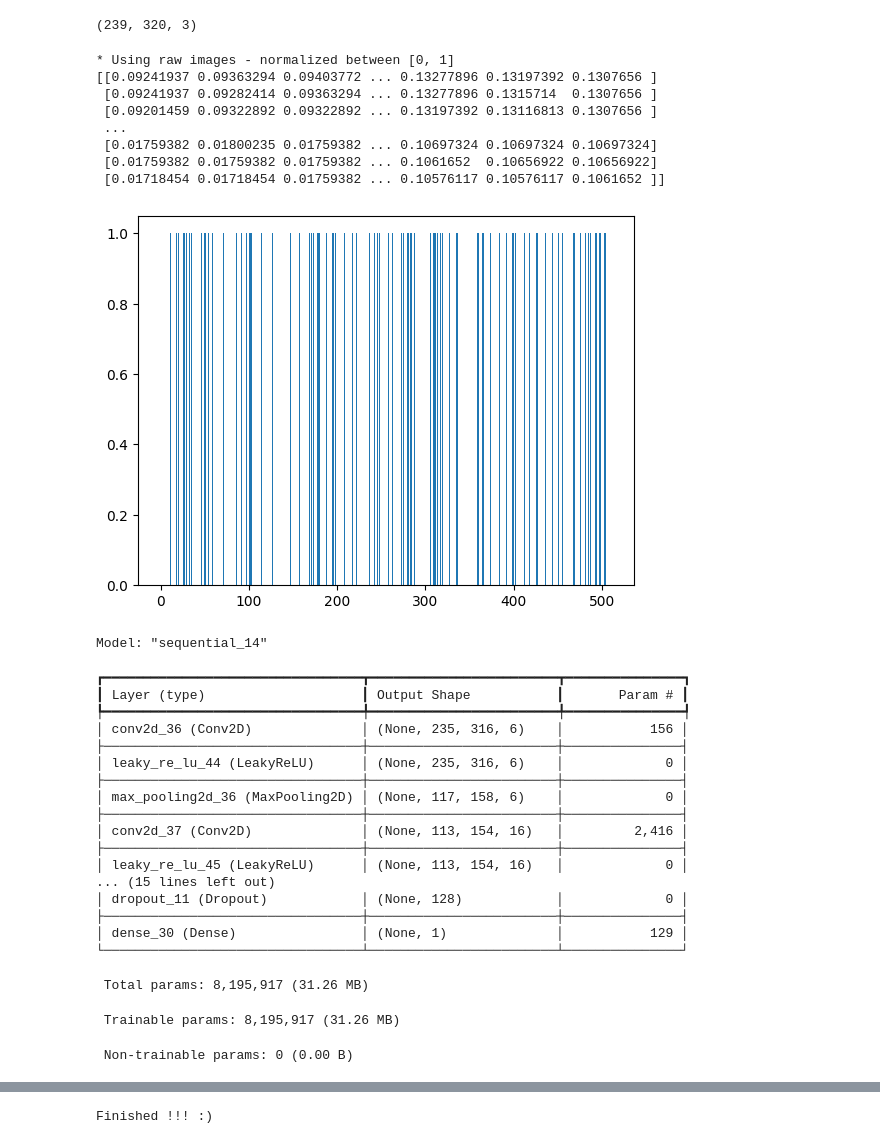
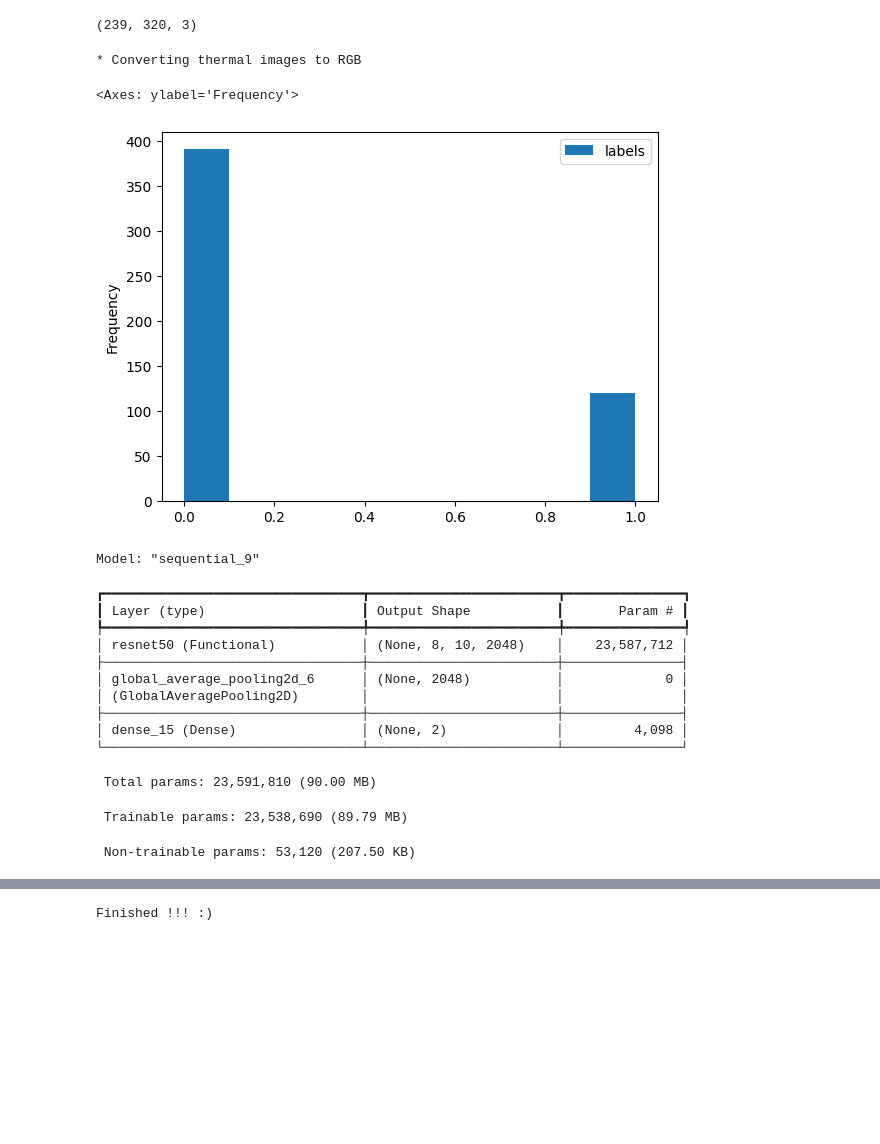
Before and after one commit to rgmantovani/thermalImagesClassification, a Jupyter notebook: main.ipynb, the cells around one changed output, grey strips where cells are left out. Drawn from its saved outputs; the diff is of its cells as text; code cells hidden in the pictures; blank space fills up the shorter version.

```diff
--- a/main.ipynb
+++ b/main.ipynb
@@ -215,16 +216,9 @@ else:
   new_x_train_images = [normalize(x) for x in x_train_images]
   new_x_test_images  = [normalize(x) for x in x_test_images]
   input_shape = (239, 320, 1)
-  print(new_x_train_images[0])
+  # print(new_x_train_images[0])
 # %% [output]
-* Using raw images - normalized between [0, 1]
-[[0.09241937 0.09363294 0.09403772 ... 0.13277896 0.13197392 0.1307656 ]
- [0.09241937 0.09282414 0.09363294 ... 0.13277896 0.1315714  0.1307656 ]
- [0.09201459 0.09322892 0.09322892 ... 0.13197392 0.13116813 0.1307656 ]
- ...
- [0.01759382 0.01800235 0.01759382 ... 0.10697324 0.10697324 0.10697324]
- [0.01759382 0.01759382 0.01759382 ... 0.1061652  0.10656922 0.10656922]
- [0.01718454 0.01718454 0.01759382 ... 0.10576117 0.10576117 0.1061652 ]]
+* Converting thermal images to RGB
 # %%
 # -------------------------------------------
 # Creating Training Dataset
@@ -247,11 +243,12 @@ if(TYPE_OF_IMAGE != "raw"):
 # ------------------------------------------------------------
 # ------------------------------------------------------------
-# %%
-# print(y_test)
-plt.bar(np.arange(len(y_train)),y_train)
-plt.show()
-# %% [output]
-[figure, removed]
+# %%
+df_y_train = pd.DataFrame(y_train)
+df_y_train.columns = ['labels']
+df_y_train.plot.hist()
+# %% [output]
+<Axes: ylabel='Frequency'>
+[figure, added]
 # %%
 # Classical CNN architecture
 def get_CNN_model(input_shape):
@@ -316,34 +320,31 @@ def get_LW_CNN_model_Taspinar(input_shape):
 # %%
 # Defining DL model
-if(MODEL == "cnn"):
-  model = get_CNN_model(input_shape=input_shape)
-elif(MODEL == "vgg19"):
-  model = get_VGG19_model_Keras(input_shape=input_shape)
-else: # LWCNN
-  model = get_LW_CNN_model_Taspinar(input_shape=input_shape)
+match MODEL:
+  case "cnn":
+    model = get_CNN_model(input_shape=input_shape)
+  case "vgg19":
+    model = get_VGG19_model_Keras(input_shape=input_shape)
+  case "lwcnn":
+    model = get_LW_CNN_model_Taspinar(input_shape=input_shape)
+  case "resnet":
+    model = get_ResNet50_model_Keras(input_shape=input_shape)
+
 model.summary()
 # %% [output]
-Model: "sequential_14"
+Model: "sequential_9"
 ┏━━━━━━━━━━━━━━━━━━━━━━━━━━━━━━━━━┳━━━━━━━━━━━━━━━━━━━━━━━━┳━━━━━━━━━━━━━━━┓
 ┃ Layer (type)                    ┃ Output Shape           ┃       Param # ┃
 ┡━━━━━━━━━━━━━━━━━━━━━━━━━━━━━━━━━╇━━━━━━━━━━━━━━━━━━━━━━━━╇━━━━━━━━━━━━━━━┩
-│ conv2d_36 (Conv2D)              │ (None, 235, 316, 6)    │           156 │
+│ resnet50 (Functional)           │ (None, 8, 10, 2048)    │    23,587,712 │
 ├─────────────────────────────────┼────────────────────────┼───────────────┤
-│ leaky_re_lu_44 (LeakyReLU)      │ (None, 235, 316, 6)    │             0 │
+│ global_average_pooling2d_6      │ (None, 2048)           │             0 │
+│ (GlobalAveragePooling2D)        │                        │               │
 ├─────────────────────────────────┼────────────────────────┼───────────────┤
-│ max_pooling2d_36 (MaxPooling2D) │ (None, 117, 158, 6)    │             0 │
-├─────────────────────────────────┼────────────────────────┼───────────────┤
-│ conv2d_37 (Conv2D)              │ (None, 113, 154, 16)   │         2,416 │
-├─────────────────────────────────┼────────────────────────┼───────────────┤
-│ leaky_re_lu_45 (LeakyReLU)      │ (None, 113, 154, 16)   │             0 │
-... (15 lines left out)
-│ dropout_11 (Dropout)            │ (None, 128)            │             0 │
-├─────────────────────────────────┼────────────────────────┼───────────────┤
-│ dense_30 (Dense)                │ (None, 1)              │           129 │
+│ dense_15 (Dense)                │ (None, 2)              │         4,098 │
 └─────────────────────────────────┴────────────────────────┴───────────────┘
- Total params: 8,195,917 (31.26 MB)
+ Total params: 23,591,810 (90.00 MB)
- Trainable params: 8,195,917 (31.26 MB)
+ Trainable params: 23,538,690 (89.79 MB)
- Non-trainable params: 0 (0.00 B)
+ Non-trainable params: 53,120 (207.50 KB)
 # %%
 model.compile(
     optimizer='adam',
```
Also changed, not shown: parts of 20 cells of this notebook, 24 other files.
